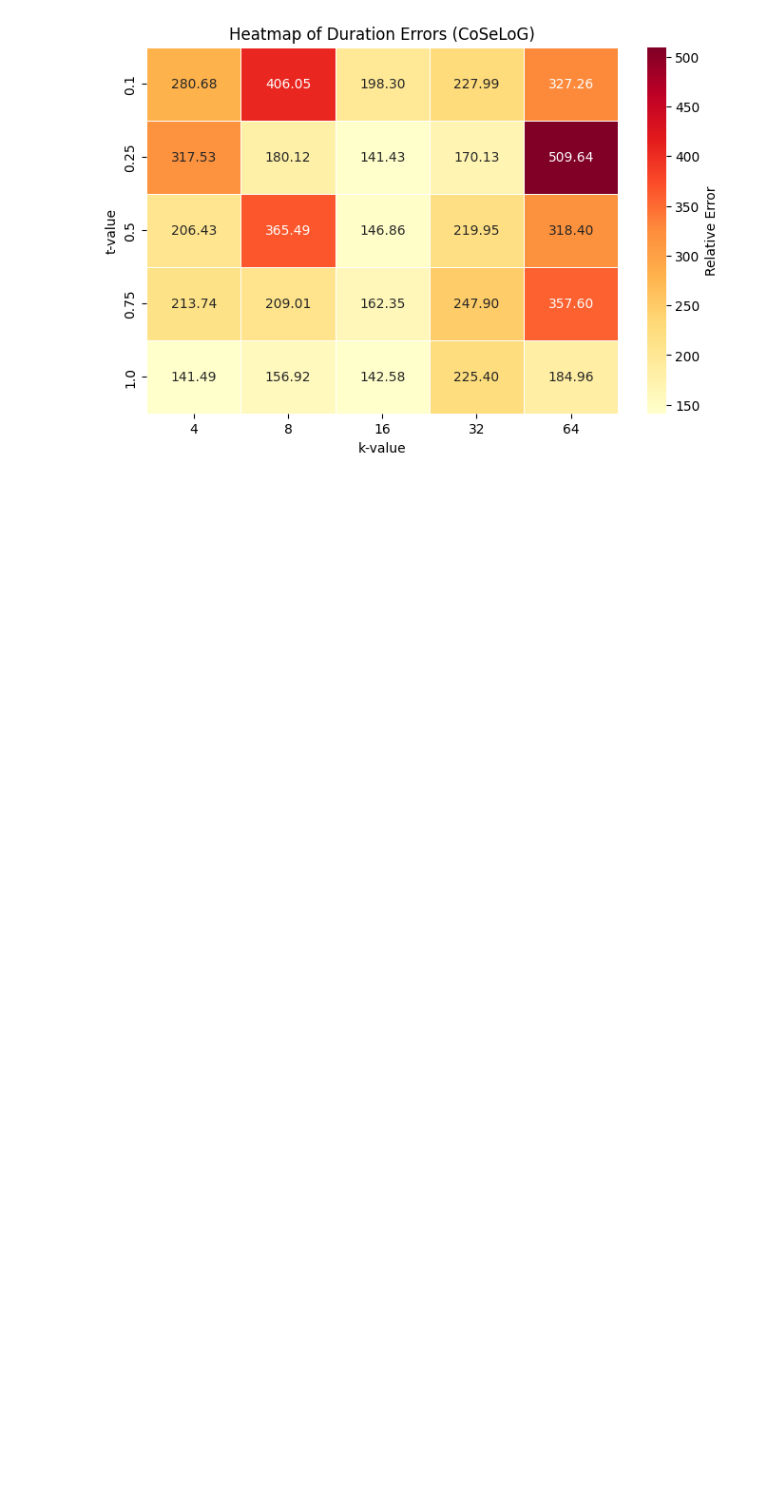
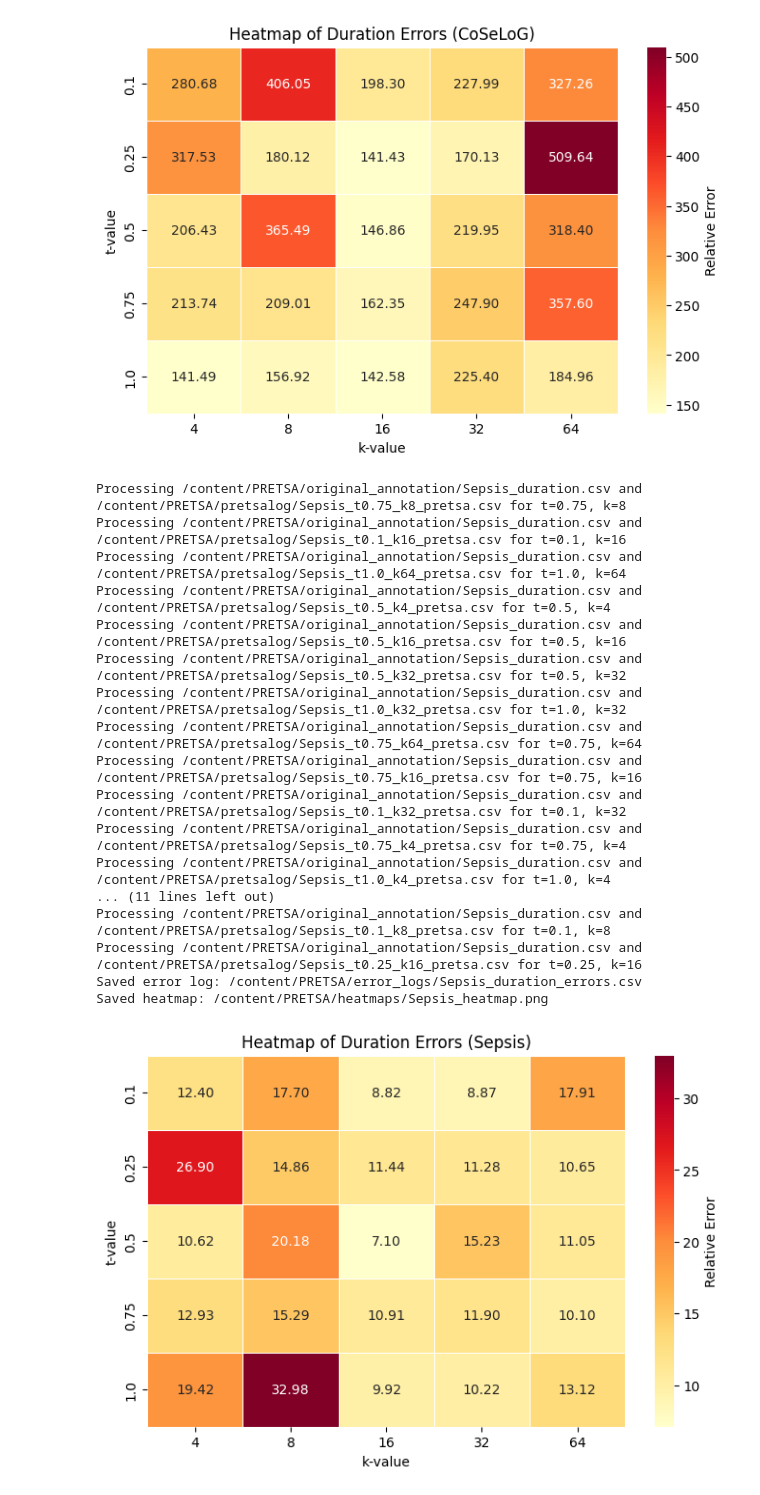
Before and after one commit to cmalvr/PRETSA, a Jupyter notebook: notebook.ipynb, the cells around one changed output. Cells and saved outputs as stored; diff of their text form; code cells hidden in the pictures; blank space fills up the shorter version.

```diff
--- a/notebook.ipynb
+++ b/notebook.ipynb
@@ -183,3 +198,26 @@ Processing /content/PRETSA/original_annotation/CoSeLoG_duration.csv and /content
 Saved error log: /content/PRETSA/binary_error_logs/CoSeLoG_duration_errors.csv
 Saved heatmap: /content/PRETSA/heatmaps/CoSeLoG_heatmap.png
 [figure]
+# %%
+# Replace with dataset name and method parameter
+error_data = calculate_duration_differences("Sepsis", "default")
+generate_heatmap("Sepsis", "default")
+# %% [output]
+Processing /content/PRETSA/original_annotation/Sepsis_duration.csv and /content/PRETSA/pretsalog/Sepsis_t0.75_k8_pretsa.csv for t=0.75, k=8
+Processing /content/PRETSA/original_annotation/Sepsis_duration.csv and /content/PRETSA/pretsalog/Sepsis_t0.1_k16_pretsa.csv for t=0.1, k=16
+Processing /content/PRETSA/original_annotation/Sepsis_duration.csv and /content/PRETSA/pretsalog/Sepsis_t1.0_k64_pretsa.csv for t=1.0, k=64
+Processing /content/PRETSA/original_annotation/Sepsis_duration.csv and /content/PRETSA/pretsalog/Sepsis_t0.5_k4_pretsa.csv for t=0.5, k=4
+Processing /content/PRETSA/original_annotation/Sepsis_duration.csv and /content/PRETSA/pretsalog/Sepsis_t0.5_k16_pretsa.csv for t=0.5, k=16
+Processing /content/PRETSA/original_annotation/Sepsis_duration.csv and /content/PRETSA/pretsalog/Sepsis_t0.5_k32_pretsa.csv for t=0.5, k=32
+Processing /content/PRETSA/original_annotation/Sepsis_duration.csv and /content/PRETSA/pretsalog/Sepsis_t1.0_k32_pretsa.csv for t=1.0, k=32
+Processing /content/PRETSA/original_annotation/Sepsis_duration.csv and /content/PRETSA/pretsalog/Sepsis_t0.75_k64_pretsa.csv for t=0.75, k=64
+Processing /content/PRETSA/original_annotation/Sepsis_duration.csv and /content/PRETSA/pretsalog/Sepsis_t0.75_k16_pretsa.csv for t=0.75, k=16
+Processing /content/PRETSA/original_annotation/Sepsis_duration.csv and /content/PRETSA/pretsalog/Sepsis_t0.1_k32_pretsa.csv for t=0.1, k=32
+Processing /content/PRETSA/original_annotation/Sepsis_duration.csv and /content/PRETSA/pretsalog/Sepsis_t0.75_k4_pretsa.csv for t=0.75, k=4
+Processing /content/PRETSA/original_annotation/Sepsis_duration.csv and /content/PRETSA/pretsalog/Sepsis_t1.0_k4_pretsa.csv for t=1.0, k=4
+... (11 lines left out)
+Processing /content/PRETSA/original_annotation/Sepsis_duration.csv and /content/PRETSA/pretsalog/Sepsis_t0.1_k8_pretsa.csv for t=0.1, k=8
+Processing /content/PRETSA/original_annotation/Sepsis_duration.csv and /content/PRETSA/pretsalog/Sepsis_t0.25_k16_pretsa.csv for t=0.25, k=16
+Saved error log: /content/PRETSA/error_logs/Sepsis_duration_errors.csv
+Saved heatmap: /content/PRETSA/heatmaps/Sepsis_heatmap.png
+[figure, added]
```
Also changed, not shown: parts of 12 cells of this notebook.
